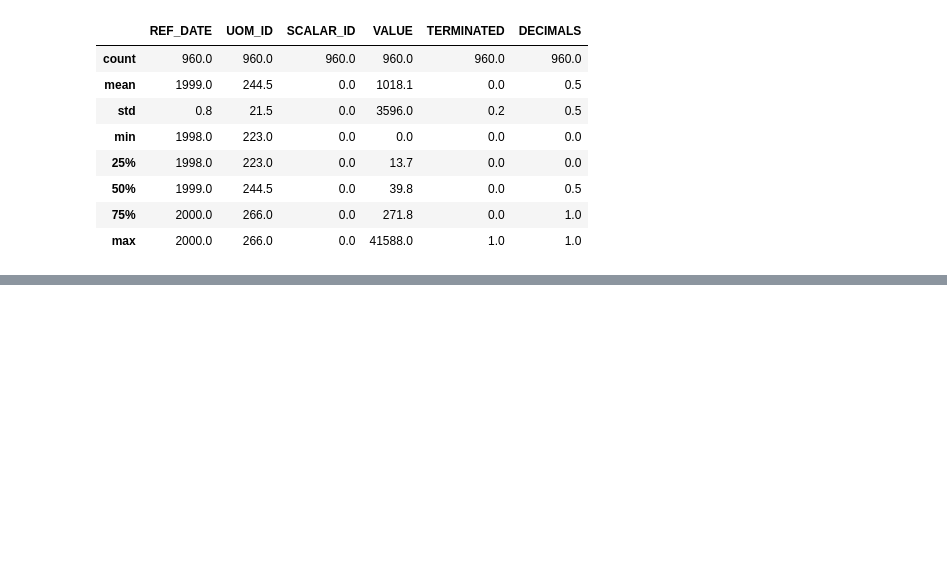
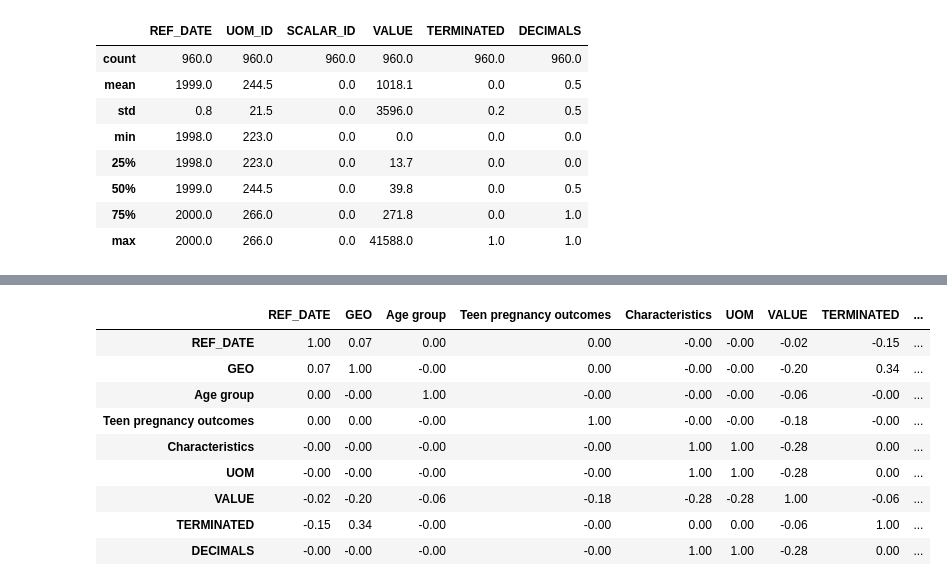
Before and after one commit to marycosta/canada-teen-pregnancies-prediction, a Jupyter notebook: data_analysis.ipynb, the cells around one changed output, grey strips where cells are left out. Saved outputs shown, nothing was run; the diff lists cells and outputs as text; code cells hidden in the pictures; blank space fills up the shorter version.

```diff
--- a/data_analysis.ipynb
+++ b/data_analysis.ipynb
@@ -56,0 +102,14 @@ data.describe().round(1)
+# %%
+corr_analysis=data.drop(columns=["UOM_ID","COORDINATE", "SCALAR_ID"])
+corr_analysis.corr().round(2)
+# %% [output]
+|  | REF_DATE | GEO | Age group | Teen pregnancy outcomes | Characteristics | UOM | VALUE | TERMINATED | ... |
+| REF_DATE | 1.00 | 0.07 | 0.00 | 0.00 | -0.00 | -0.00 | -0.02 | -0.15 | ... |
+| GEO | 0.07 | 1.00 | -0.00 | 0.00 | -0.00 | -0.00 | -0.20 | 0.34 | ... |
+| Age group | 0.00 | -0.00 | 1.00 | -0.00 | -0.00 | -0.00 | -0.06 | -0.00 | ... |
+| Teen pregnancy outcomes | 0.00 | 0.00 | -0.00 | 1.00 | -0.00 | -0.00 | -0.18 | -0.00 | ... |
+| Characteristics | -0.00 | -0.00 | -0.00 | -0.00 | 1.00 | 1.00 | -0.28 | 0.00 | ... |
+| UOM | -0.00 | -0.00 | -0.00 | -0.00 | 1.00 | 1.00 | -0.28 | 0.00 | ... |
+| VALUE | -0.02 | -0.20 | -0.06 | -0.18 | -0.28 | -0.28 | 1.00 | -0.06 | ... |
+| TERMINATED | -0.15 | 0.34 | -0.00 | -0.00 | 0.00 | 0.00 | -0.06 | 1.00 | ... |
+| DECIMALS | -0.00 | -0.00 | -0.00 | -0.00 | 1.00 | 1.00 | -0.28 | 0.00 | ... |
```
Also changed, not shown: parts of 11 cells of this notebook.
